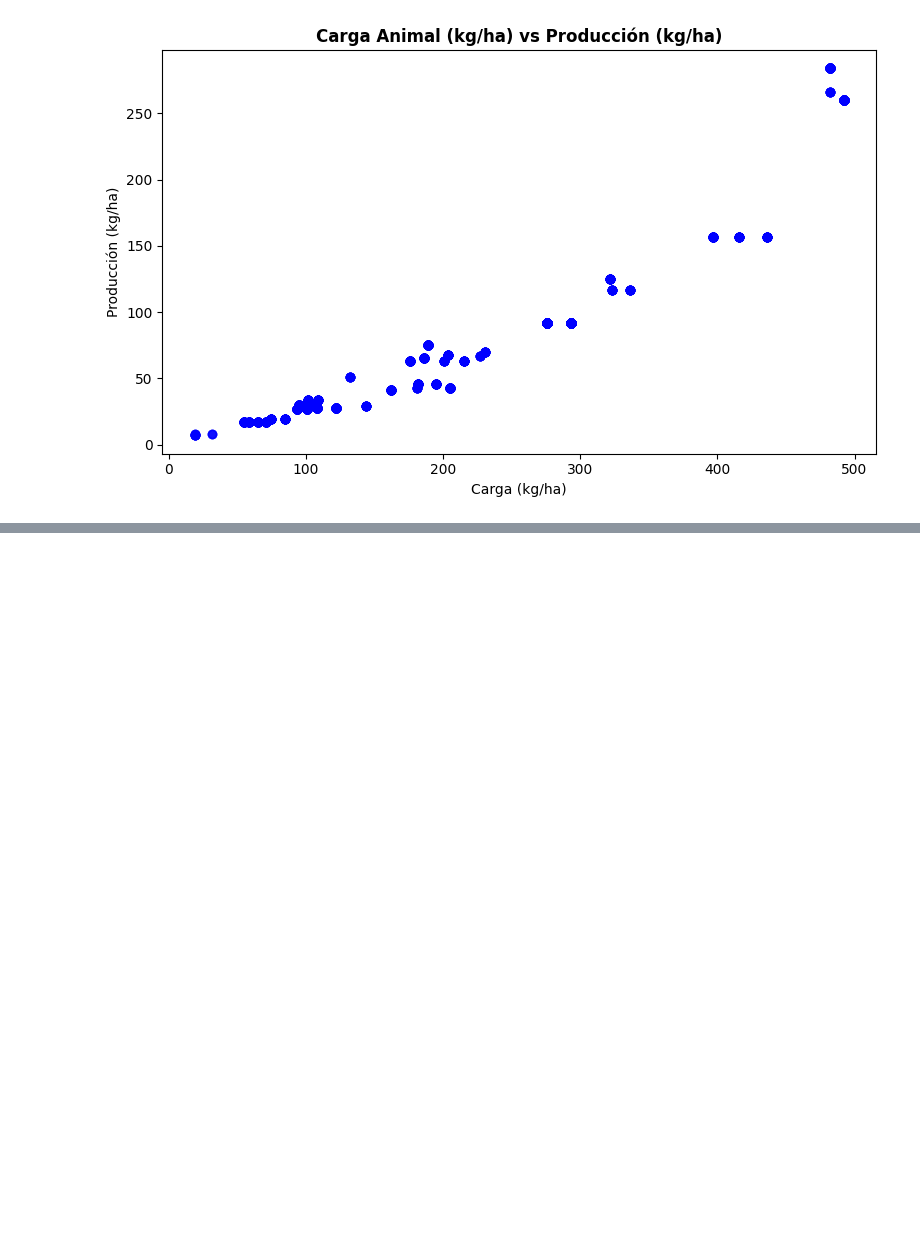
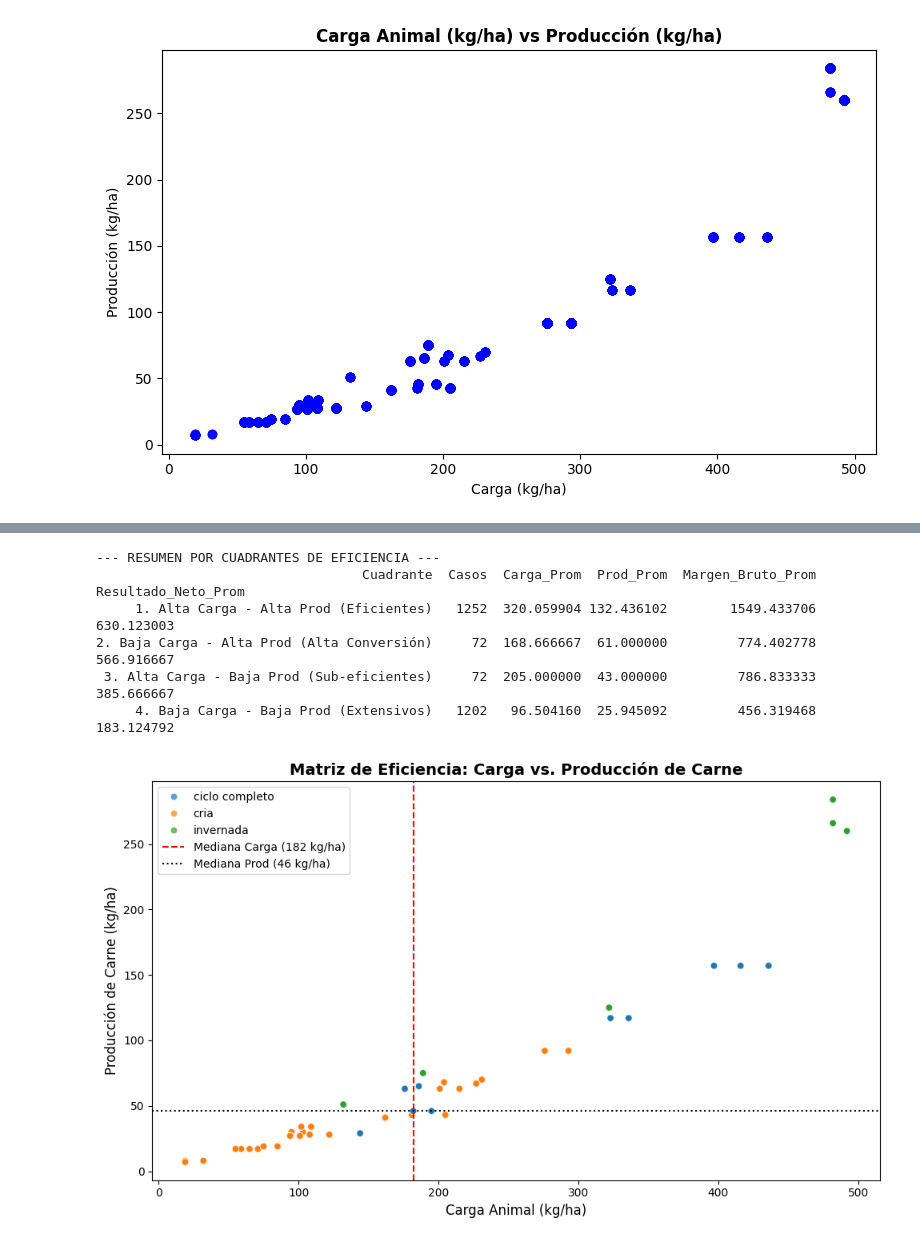
Before and after one commit to bautiunzue/produccion_bovina, a Jupyter notebook: UTN_Final.ipynb, the cells around one changed output, grey strips where cells are left out. Drawn from its saved outputs; the diff is of its cells as text; code cells hidden in the pictures; blank space fills up the shorter version.

```diff
--- a/UTN_Final.ipynb
+++ b/UTN_Final.ipynb
@@ -292,0 +369,50 @@ plt.show()
+# %%
+# Cálculo de medianas para fijar los ejes del gráfico de cuadrantes
+med_carga = df['carga_(kg/ha)'].median()
+med_prod = df['producción_(kg/ha)'].median()
+
+# Función de clasificación por cuadrante
+def clasificar_cuadrante(row):
+    if row['carga_(kg/ha)'] >= med_carga and row['producción_(kg/ha)'] >= med_prod:
+        return '1. Alta Carga - Alta Prod (Eficientes)'
+    elif row['carga_(kg/ha)'] < med_carga and row['producción_(kg/ha)'] >= med_prod:
+        return '2. Baja Carga - Alta Prod (Alta Conversión)'
+    elif row['carga_(kg/ha)'] >= med_carga and row['producción_(kg/ha)'] < med_prod:
+        return '3. Alta Carga - Baja Prod (Sub-eficientes)'
+    else:
+        return '4. Baja Carga - Baja Prod (Extensivos)'
+
+df['Cuadrante'] = df.apply(clasificar_cuadrante, axis=1)
+
+# Resumen estadístico por cuadrante
+resumen_cuadrantes = df.groupby('Cuadrante').agg(
+    Casos=('actividad', 'count'),
+    Carga_Prom=('carga_(kg/ha)', 'mean'),
+    Prod_Prom=('producción_(kg/ha)', 'mean'),
+    Margen_Bruto_Prom=('margen_bruto_($/ha)', 'mean'),
+    Resultado_Neto_Prom=('resultado_neto_($/ha)', 'mean')
+).reset_index()
+
+print("--- RESUMEN POR CUADRANTES DE EFICIENCIA ---")
+print(resumen_cuadrantes.to_string(index=False))
+
+# Visualización de dispersión con líneas de corte en medianas
+plt.figure(figsize=(10, 6))
+sns.scatterplot(data=df, x='carga_(kg/ha)', y='producción_(kg/ha)', hue='actividad', alpha=0.7, palette='tab10')
+plt.axvline(med_carga, color='red', linestyle='--', label=f'Mediana Carga ({med_carga:.0f} kg/ha)')
+plt.axhline(med_prod, color='black', linestyle=':', label=f'Mediana Prod ({med_prod:.0f} kg/ha)')
+plt.title('Matriz de Eficiencia: Carga vs. Producción de Carne', fontsize=14, fontweight='bold')
+plt.xlabel('Carga Animal (kg/ha)', fontsize=12)
+plt.ylabel('Producción de Carne (kg/ha)', fontsize=12)
+plt.legend(loc='upper left')
+plt.tight_layout()
+plt.savefig('matriz_eficiencia.png', dpi=300)
+plt.show()
+# %% [output]
+--- RESUMEN POR CUADRANTES DE EFICIENCIA ---
+                                  Cuadrante  Casos  Carga_Prom  Prod_Prom  Margen_Bruto_Prom  Resultado_Neto_Prom
+     1. Alta Carga - Alta Prod (Eficientes)   1252  320.059904 132.436102        1549.433706           630.123003
+2. Baja Carga - Alta Prod (Alta Conversión)     72  168.666667  61.000000         774.402778           566.916667
+ 3. Alta Carga - Baja Prod (Sub-eficientes)     72  205.000000  43.000000         786.833333           385.666667
+     4. Baja Carga - Baja Prod (Extensivos)   1202   96.504160  25.945092         456.319468           183.124792
+[figure, added]
```
Also changed, not shown: parts of 14 cells of this notebook.
